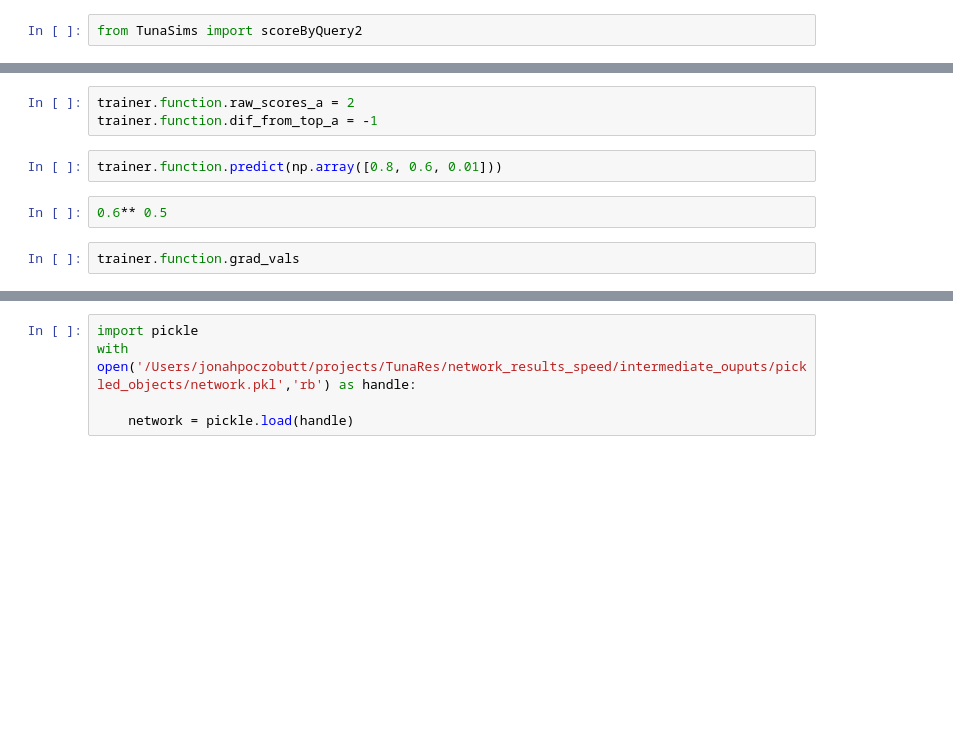
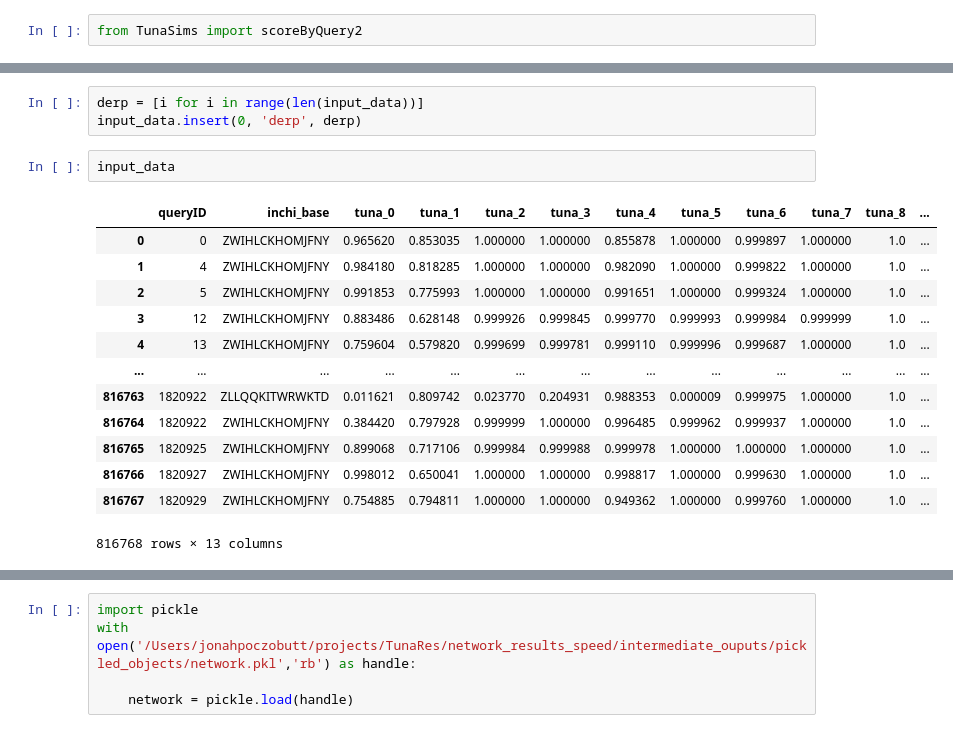
Before and after one commit to Jbug1/TunaSim, a Jupyter notebook: Untitled-1.ipynb, the cells around one changed output, grey strips where cells are left out. Drawn from its saved outputs; the diff is of its cells as text; blank space fills up the shorter version.

```diff
--- a/Untitled-1.ipynb
+++ b/Untitled-1.ipynb
@@ -337,9 +128,19 @@ roc_auc_score(maxs['label'], maxs['score'])
-# %%
-trainer.function.raw_scores_a = 2
-trainer.function.dif_from_top_a = -1
-# %%
-trainer.function.predict(np.array([0.8, 0.6, 0.01]))
-# %%
-0.6** 0.5
-# %%
-trainer.function.grad_vals
+# %%
+derp = [i for i in range(len(input_data))]
+input_data.insert(0, 'derp', derp)
+# %%
+input_data
+# %% [output]
+|  | queryID | inchi_base | tuna_0 | tuna_1 | tuna_2 | tuna_3 | tuna_4 | tuna_5 | tuna_6 | tuna_7 | tuna_8 | ... |
+| 0 | 0 | ZWIHLCKHOMJFNY | 0.965620 | 0.853035 | 1.000000 | 1.000000 | 0.855878 | 1.000000 | 0.999897 | 1.000000 | 1.0 | ... |
+| 1 | 4 | ZWIHLCKHOMJFNY | 0.984180 | 0.818285 | 1.000000 | 1.000000 | 0.982090 | 1.000000 | 0.999822 | 1.000000 | 1.0 | ... |
+| 2 | 5 | ZWIHLCKHOMJFNY | 0.991853 | 0.775993 | 1.000000 | 1.000000 | 0.991651 | 1.000000 | 0.999324 | 1.000000 | 1.0 | ... |
+| 3 | 12 | ZWIHLCKHOMJFNY | 0.883486 | 0.628148 | 0.999926 | 0.999845 | 0.999770 | 0.999993 | 0.999984 | 0.999999 | 1.0 | ... |
+| 4 | 13 | ZWIHLCKHOMJFNY | 0.759604 | 0.579820 | 0.999699 | 0.999781 | 0.999110 | 0.999996 | 0.999687 | 1.000000 | 1.0 | ... |
+| ... | ... | ... | ... | ... | ... | ... | ... | ... | ... | ... | ... | ... |
+| 816763 | 1820922 | ZLLQQKITWRWKTD | 0.011621 | 0.809742 | 0.023770 | 0.204931 | 0.988353 | 0.000009 | 0.999975 | 1.000000 | 1.0 | ... |
+| 816764 | 1820922 | ZWIHLCKHOMJFNY | 0.384420 | 0.797928 | 0.999999 | 1.000000 | 0.996485 | 0.999962 | 0.999937 | 1.000000 | 1.0 | ... |
+| 816765 | 1820925 | ZWIHLCKHOMJFNY | 0.899068 | 0.717106 | 0.999984 | 0.999988 | 0.999978 | 1.000000 | 1.000000 | 1.000000 | 1.0 | ... |
+| 816766 | 1820927 | ZWIHLCKHOMJFNY | 0.998012 | 0.650041 | 1.000000 | 1.000000 | 0.998817 | 1.000000 | 0.999630 | 1.000000 | 1.0 | ... |
+| 816767 | 1820929 | ZWIHLCKHOMJFNY | 0.754885 | 0.794811 | 1.000000 | 1.000000 | 0.949362 | 1.000000 | 0.999760 | 1.000000 | 1.0 | ... |
+816768 rows × 13 columns
```
Also changed, not shown: parts of 30 cells of this notebook, 3 other files.
